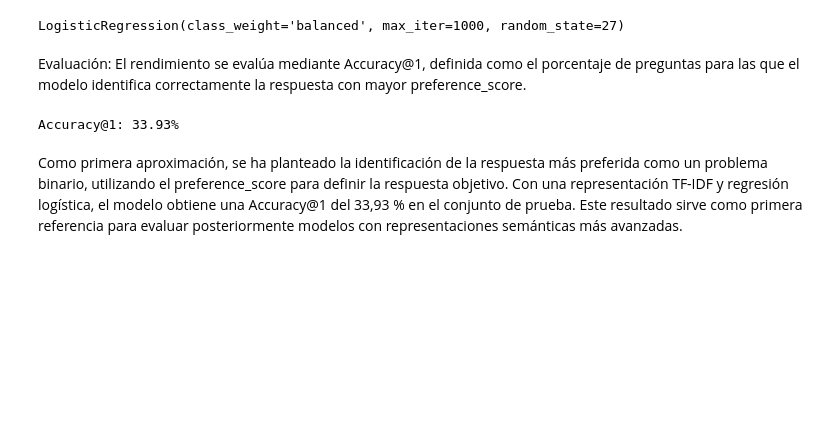
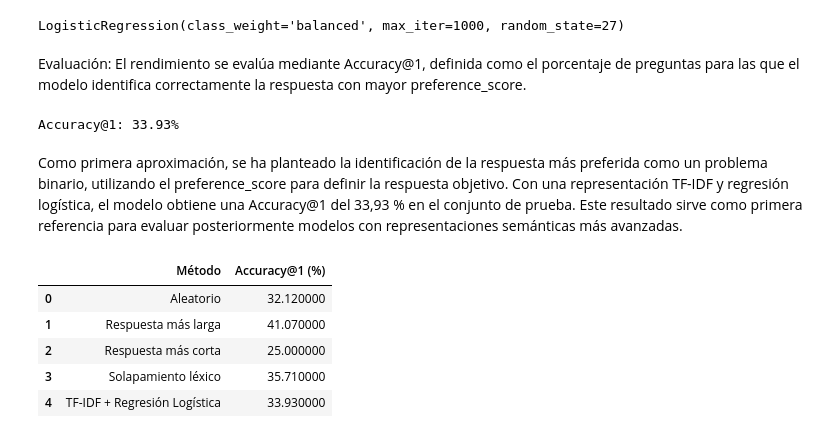
Before and after one commit to julia-acurio/TFG, a Jupyter notebook: notebooks/02_Preference_Analysis_and_Top1_Baselines.ipynb, the cells around one changed output. Saved outputs shown, nothing was run; the diff lists cells and outputs as text; code cells hidden in the pictures; blank space fills up the shorter version.

```diff
--- a/notebooks/02_Preference_Analysis_and_Top1_Baselines.ipynb
+++ b/notebooks/02_Preference_Analysis_and_Top1_Baselines.ipynb
@@ -557,0 +598,10 @@ Para cada respuesta candidata se combina el texto de la pregunta con el texto de
+# %%
+pred_larga = seleccionar_por_metrica(
+    test,
+    "longitud_respuesta",
+    modo="max"
+)
+
+accuracy_larga = pred_larga["target"].mean()
+
+print(f"Respuesta más larga, Accuracy@1: {accuracy_larga:.2%}")
@@ -557,0 +612,10 @@ Para cada respuesta candidata se combina el texto de la pregunta con el texto de
+# %%
+pred_corta = seleccionar_por_metrica(
+    test,
+    "longitud_respuesta",
+    modo="min"
+)
+
+accuracy_corta = pred_corta["target"].mean()
+
+print(f"Respuesta más corta, Accuracy@1: {accuracy_corta:.2%}")
@@ -596,3 +735,37 @@ print(f"Accuracy@1: {accuracy_top1:.2%}")
 Accuracy@1: 33.93%
 # %% [markdown]
 Como primera aproximación, se ha planteado la identificación de la respuesta más preferida como un problema binario, utilizando el preference_score para definir la respuesta objetivo. Con una representación TF-IDF y regresión logística, el modelo obtiene una Accuracy@1 del 33,93 % en el conjunto de prueba. Este resultado sirve como primera referencia para evaluar posteriormente modelos con representaciones semánticas más avanzadas.
+# %%
+resultados = pd.DataFrame({
+    "Método": [
+        "Aleatorio",
+        "Respuesta más larga",
+        "Respuesta más corta",
+        "Solapamiento léxico",
+        "TF-IDF + Regresión Logística"
+    ],
+    "Accuracy@1": [
+        accuracy_random,
+        accuracy_larga,
+        accuracy_corta,
+        accuracy_solapamiento,
+        accuracy_top1
+    ]
+})
+
+resultados["Accuracy@1 (%)"] = (
+    resultados["Accuracy@1"] * 100
+)
+
+resultados = resultados[
+    ["Método", "Accuracy@1 (%)"]
+]
+
+display(resultados.round(2))
+# %% [output]
+|  | Método | Accuracy@1 (%) |
+| 0 | Aleatorio | 32.120000 |
+| 1 | Respuesta más larga | 41.070000 |
+| 2 | Respuesta más corta | 25.000000 |
+| 3 | Solapamiento léxico | 35.710000 |
+| 4 | TF-IDF + Regresión Logística | 33.930000 |
```
Also changed, not shown: parts of 37 cells of this notebook.
